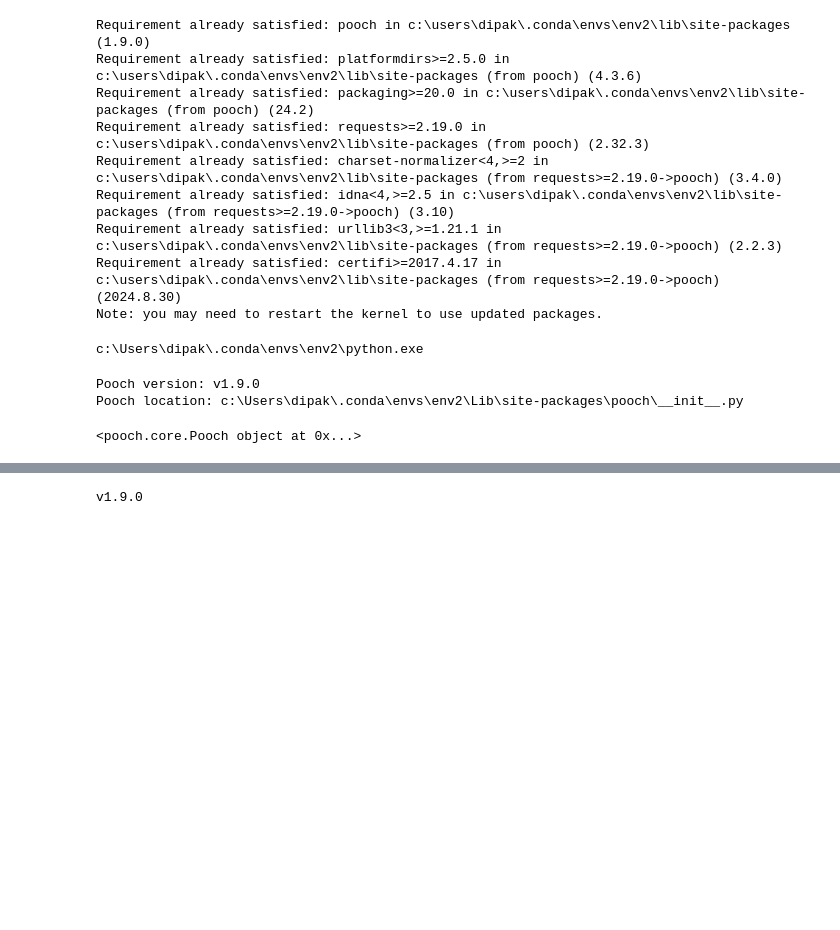
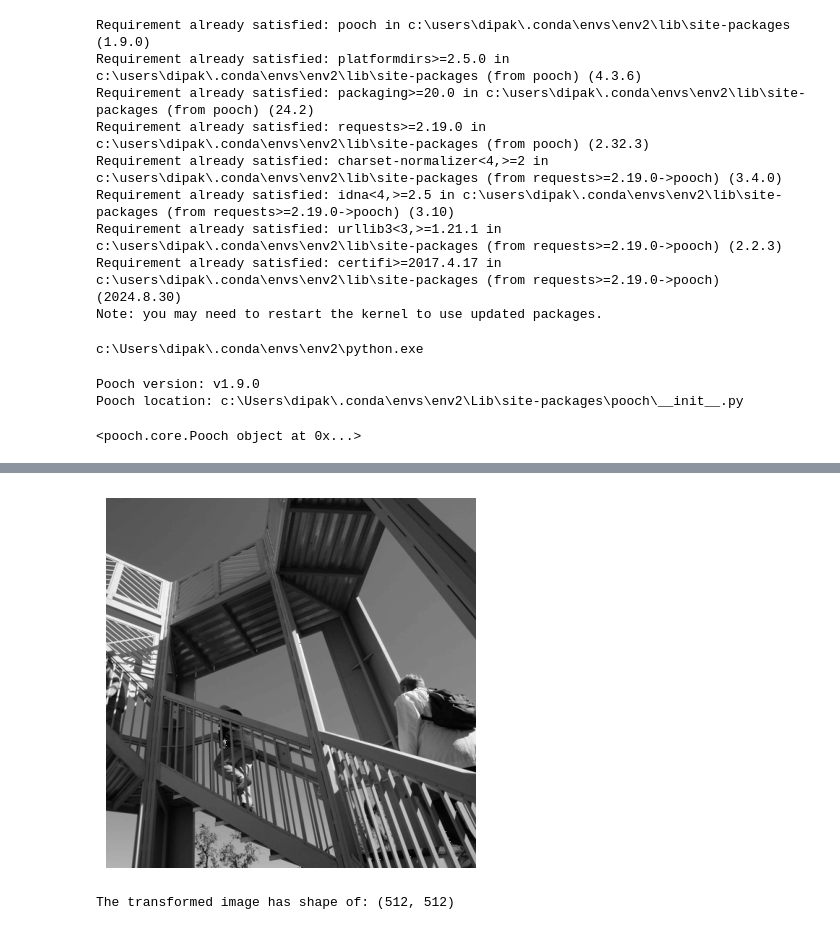
Before and after one commit to dipak1920basnet/Exploring-Convolutions, a Jupyter notebook: CNN.ipynb, the cells around one changed output, grey strips where cells are left out. Drawn from its saved outputs; the diff is of its cells as text; code cells hidden in the pictures; blank space fills up the shorter version.

Commit message:
transform the image

```diff
--- a/CNN.ipynb
+++ b/CNN.ipynb
@@ -34,3 +34,4 @@ print(data_fetcher)
 # %%
 # Loading the data
 ascent_image = ascent()
+ascent_image = ascent().astype(np.float32)
@@ -39,3 +38,8 @@ Downloading file 'ascent.dat' from 'https://raw.githubusercontent.com/scipy/data
 # %%
+plt.grid(False)
+plt.gray()
+plt.axis("off")
+plt.imshow(ascent_image)
+plt.show()
 # %% [output]
-v1.9.0
+[figure, added]
@@ -41,0 +53,4 @@ v1.9.0
+# %%
+print(f"The transformed image has shape of: {size_x, size_y}")
+# %% [output]
+The transformed image has shape of: (512, 512)
```
Also changed, not shown: parts of 8 cells of this notebook.
